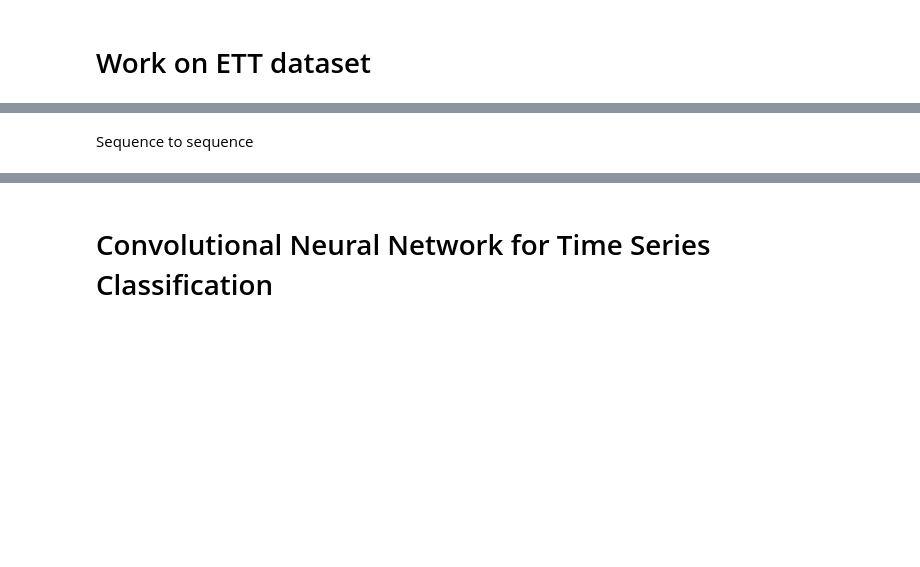
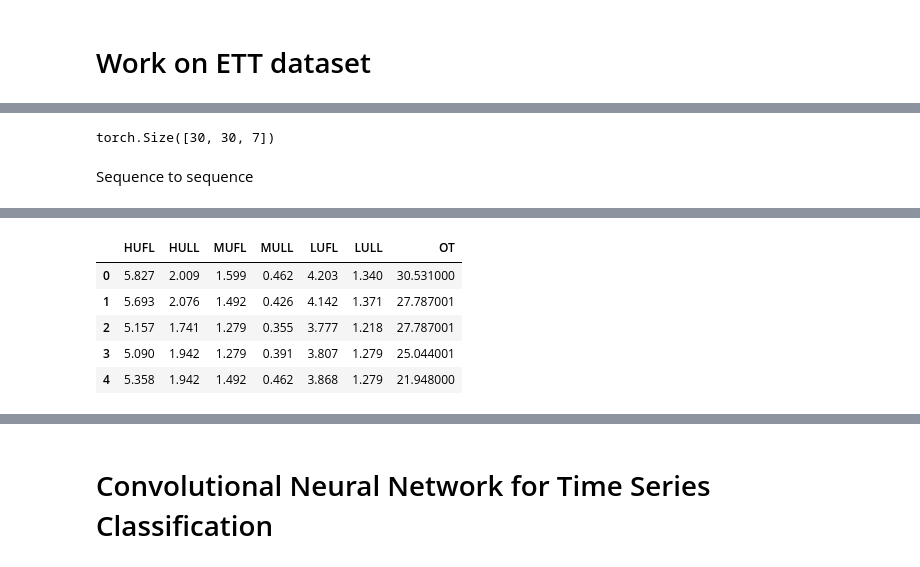
Before and after one commit to beppe2hd/AdsumMachineLearning, a Jupyter notebook: Code/06_TimeSeries.ipynb, the cells around one changed output, grey strips where cells are left out. Cells and saved outputs as stored; diff of their text form; code cells hidden in the pictures; blank space fills up the shorter version.

```diff
--- a/Code/06_TimeSeries.ipynb
+++ b/Code/06_TimeSeries.ipynb
@@ -860,3 +898,7 @@ plt.plot(val_losses)
+# %%
+x_batch.shape
+# %% [output]
+torch.Size([30, 30, 7])
 # %% [markdown]
 Sequence to sequence
 # %%
@@ -864,9 +906,10 @@ import torch
 from torch import nn
 import pandas as pd
 # %%
-df = pd.read_csv('../Data/ETTH1.csv')
+df = pd.read_csv('Data/ETTH1.csv')
 print(df.head())
 print(df.shape)
 print(df.columns)
 df = df.drop('date', axis=1)
 df.head()
+# %% [output]
@@ -873,3 +924,9 @@ df.head()
+|  | HUFL | HULL | MUFL | MULL | LUFL | LULL | OT |
+| 0 | 5.827 | 2.009 | 1.599 | 0.462 | 4.203 | 1.340 | 30.531000 |
+| 1 | 5.693 | 2.076 | 1.492 | 0.426 | 4.142 | 1.371 | 27.787001 |
+| 2 | 5.157 | 1.741 | 1.279 | 0.355 | 3.777 | 1.218 | 27.787001 |
+| 3 | 5.090 | 1.942 | 1.279 | 0.391 | 3.807 | 1.279 | 25.044001 |
+| 4 | 5.358 | 1.942 | 1.492 | 0.462 | 3.868 | 1.279 | 21.948000 |
 # %%
 import torch
 from torch.utils.data import Dataset
```
Also changed, not shown: parts of 13 cells of this notebook.
